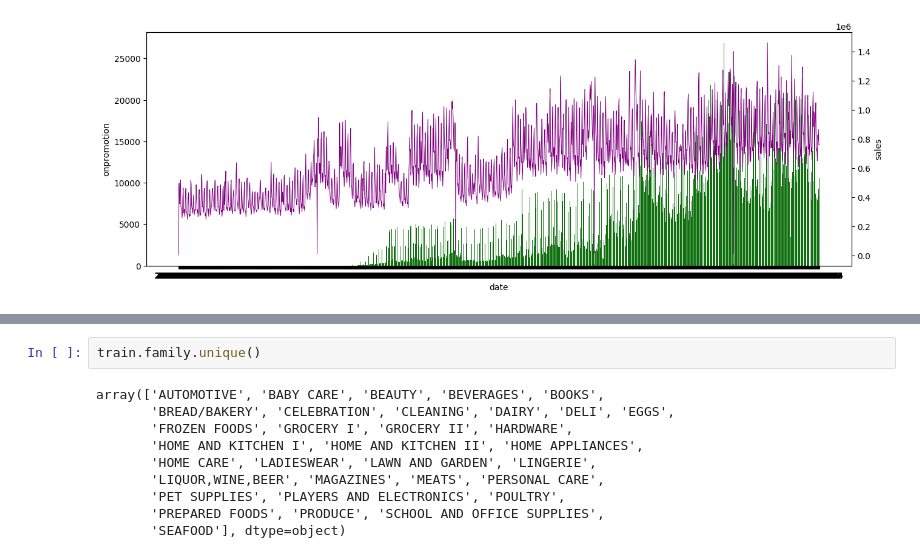
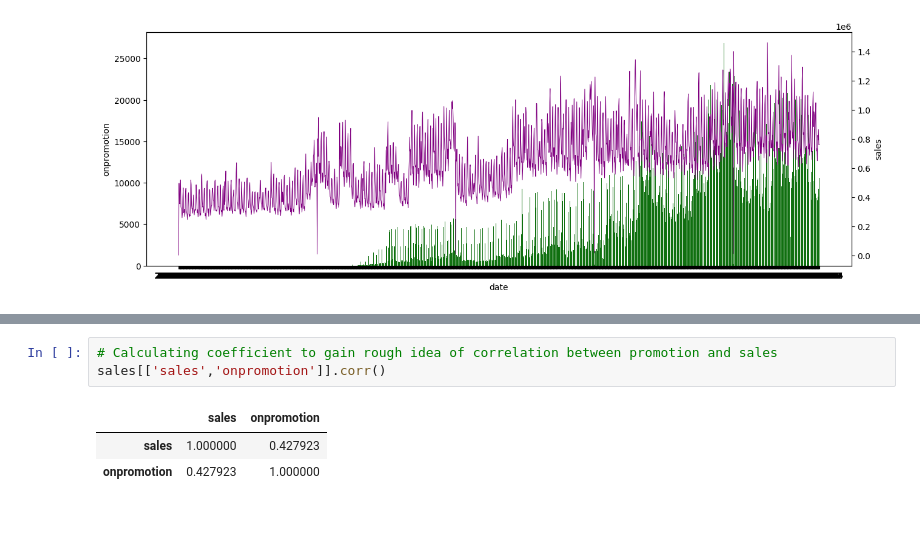
Before and after one commit to kwonowk/store-sales-forecast_kaggle, a Jupyter notebook: forecast.ipynb, the cells around one changed output, grey strips where cells are left out. Cells and saved outputs as stored; diff of their text form; blank space fills up the shorter version.

```diff
--- a/forecast.ipynb
+++ b/forecast.ipynb
@@ -109,13 +84,8 @@ Name: store_nbr, dtype: int64
-# %%
-train.family.unique()
-# %% [output]
-array(['AUTOMOTIVE', 'BABY CARE', 'BEAUTY', 'BEVERAGES', 'BOOKS',
-       'BREAD/BAKERY', 'CELEBRATION', 'CLEANING', 'DAIRY', 'DELI', 'EGGS',
-       'FROZEN FOODS', 'GROCERY I', 'GROCERY II', 'HARDWARE',
-       'HOME AND KITCHEN I', 'HOME AND KITCHEN II', 'HOME APPLIANCES',
-       'HOME CARE', 'LADIESWEAR', 'LAWN AND GARDEN', 'LINGERIE',
-       'LIQUOR,WINE,BEER', 'MAGAZINES', 'MEATS', 'PERSONAL CARE',
-       'PET SUPPLIES', 'PLAYERS AND ELECTRONICS', 'POULTRY',
-       'PREPARED FOODS', 'PRODUCE', 'SCHOOL AND OFFICE SUPPLIES',
-       'SEAFOOD'], dtype=object)
+# %%
+# Calculating coefficient to gain rough idea of correlation between promotion and sales
+sales[['sales','onpromotion']].corr()
+# %% [output]
+|  | sales | onpromotion |
+| sales | 1.000000 | 0.427923 |
+| onpromotion | 0.427923 | 1.000000 |
 # %%
```
Also changed, not shown: parts of 3 cells of this notebook.
